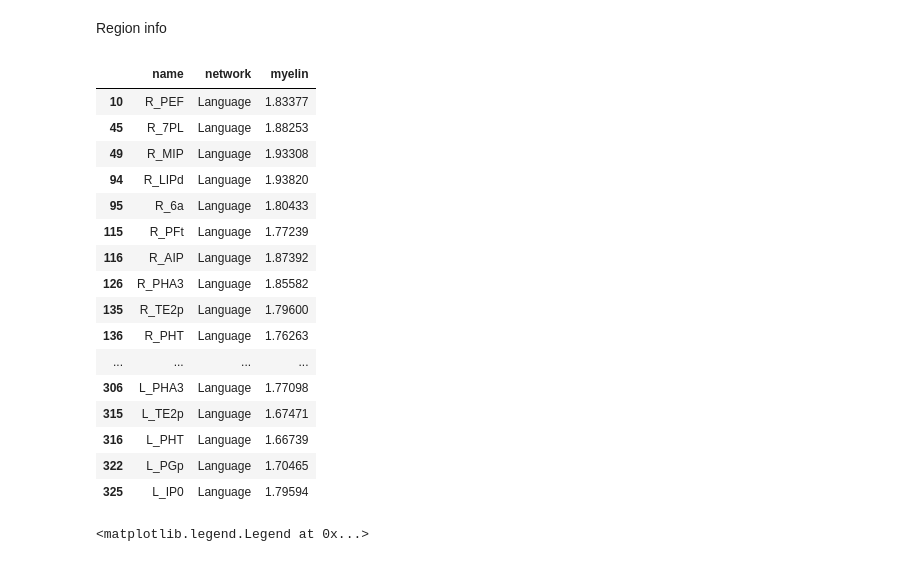
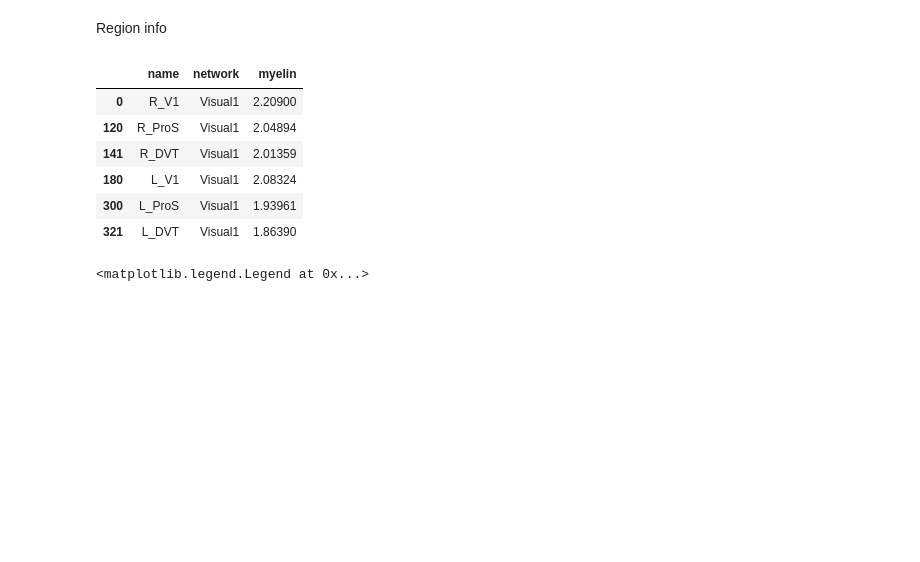
Before and after one commit to vss245/nma-code, a Jupyter notebook: hcp_fmri_analysis.ipynb, the cells around one changed output. Cells and saved outputs as stored; diff of their text form; code cells hidden in the pictures; blank space fills up the shorter version.

```diff
--- a/hcp_fmri_analysis.ipynb
+++ b/hcp_fmri_analysis.ipynb
@@ -233,38 +233,27 @@ Region info
 # %%
 regions = np.load(f"{HCP_DIR}/regions.npy").T
 region_info = dict(
     name=regions[0].tolist(),
     network=regions[1],
     myelin=regions[2].astype(np.float),
 )
 
 regions_table = pd.DataFrame.from_dict(region_info)
-regions_table[regions_table['network']=='Language']
-
+regions_table[regions_table['network']=='Visual1']
 # Codes from text:
 # STS: STSdp, STSda, STSvp, STSva
 # temporo-parietal-occipital junction:  TPOJ1,  TPOJ2,  TPOJ3
 # ACC and mPFC: 33pr,  p24pr,  a24pr,  p24,  a24,  p32pr,  a32pr,  d32,  p32,  s32,  8BM,  9m, 10v,  10r,  and 25
 # fusiform gyrus: FFC
 # insula: Ig
 # %% [output]
 |  | name | network | myelin |
-| 10 | R_PEF | Language | 1.83377 |
-| 45 | R_7PL | Language | 1.88253 |
-| 49 | R_MIP | Language | 1.93308 |
-| 94 | R_LIPd | Language | 1.93820 |
-| 95 | R_6a | Language | 1.80433 |
-| 115 | R_PFt | Language | 1.77239 |
-| 116 | R_AIP | Language | 1.87392 |
-| 126 | R_PHA3 | Language | 1.85582 |
-| 135 | R_TE2p | Language | 1.79600 |
-| 136 | R_PHT | Language | 1.76263 |
-| ... | ... | ... | ... |
-| 306 | L_PHA3 | Language | 1.77098 |
-| 315 | L_TE2p | Language | 1.67471 |
-| 316 | L_PHT | Language | 1.66739 |
-| 322 | L_PGp | Language | 1.70465 |
-| 325 | L_IP0 | Language | 1.79594 |
+| 0 | R_V1 | Visual1 | 2.20900 |
+| 120 | R_ProS | Visual1 | 2.04894 |
+| 141 | R_DVT | Visual1 | 2.01359 |
+| 180 | L_V1 | Visual1 | 2.08324 |
+| 300 | L_ProS | Visual1 | 1.93961 |
+| 321 | L_DVT | Visual1 | 1.86390 |
 # %%
 # Finding indices of two ROI regions
 regionsdf = pd.DataFrame.from_dict(region_info)
```
Also changed, not shown: parts of 4 cells of this notebook.
